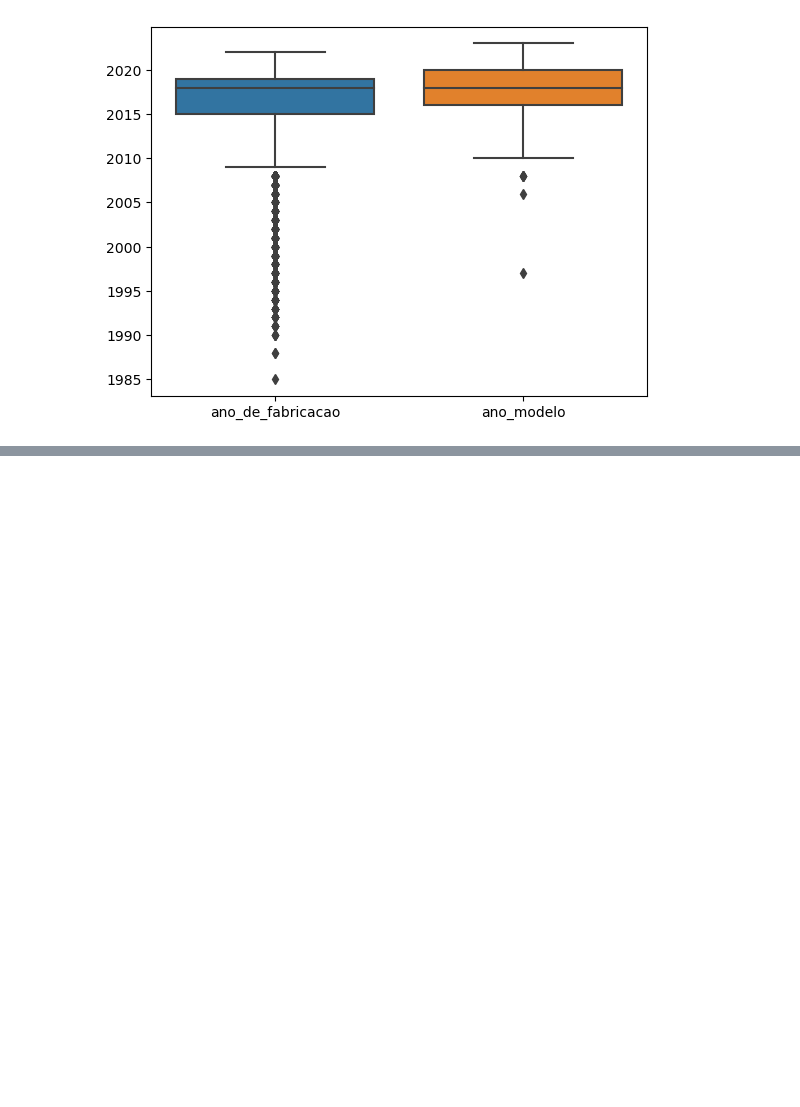
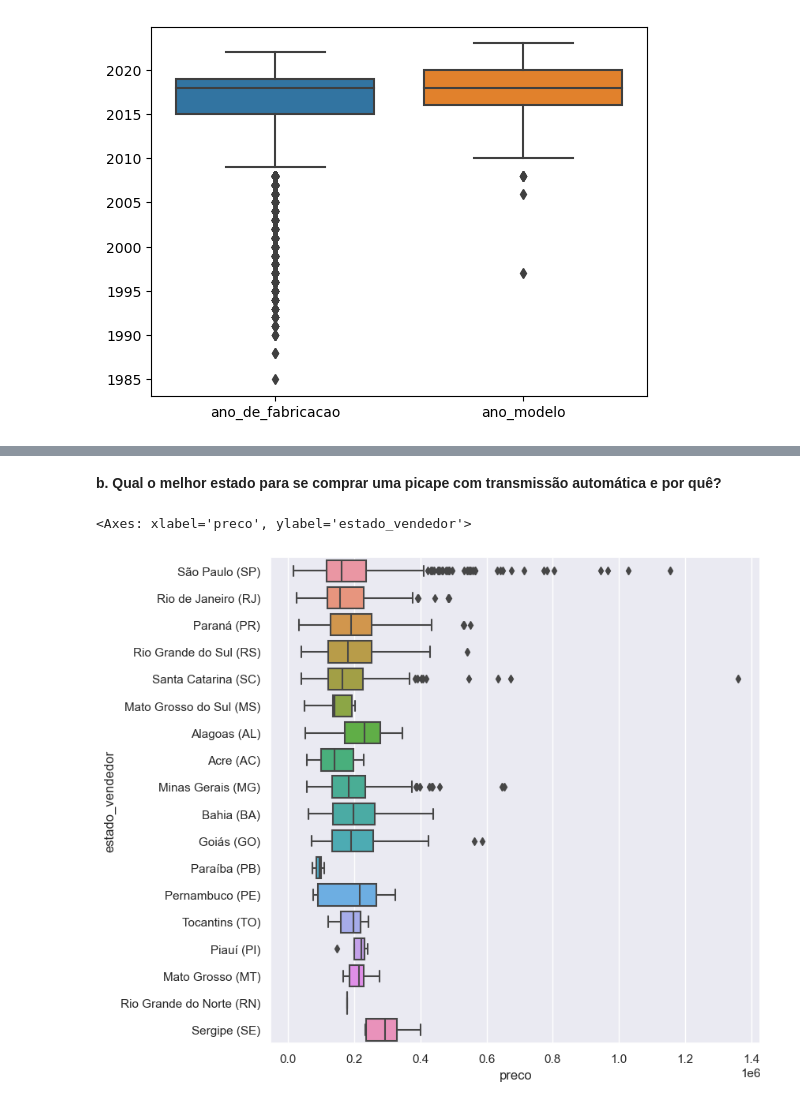
Before and after one commit to gabrieltsferreira/Lighthouse-Desafio-Cientista-de-Dados-2023-9, a Jupyter notebook: LH_CD_GabrielFerreira.ipynb, the cells around one changed output, grey strips where cells are left out. Cells and saved outputs as stored; diff of their text form; code cells hidden in the pictures; blank space fills up the shorter version.

```diff
--- a/LH_CD_GabrielFerreira.ipynb
+++ b/LH_CD_GabrielFerreira.ipynb
@@ -167,0 +270,17 @@ sns.scatterplot(outliers_hodometro, y='marca', x='hodometro', hue='tipo')
+# %% [markdown]
+**b. Qual o melhor estado para se comprar uma picape com transmissão
+automática e por quê?**
+# %%
+# Filtro para picape com trasmissão automática
+filtro = (data['tipo'] == 'Picape') & (data['cambio'] == 'Automática')
+
+pic_auto = data.loc[filtro]
+
+# Ordena picapes por preço e em ordem crescente
+pic_auto = pic_auto[['estado_vendedor', 'preco']].sort_values('preco')
+
+sns.set(rc = {'figure.figsize':(8, 8)})
+sns.boxplot(pic_auto, x='preco', y='estado_vendedor')
+# %% [output]
+<Axes: xlabel='preco', ylabel='estado_vendedor'>
+[figure, added]
```
Also changed, not shown: parts of 40 cells of this notebook.
